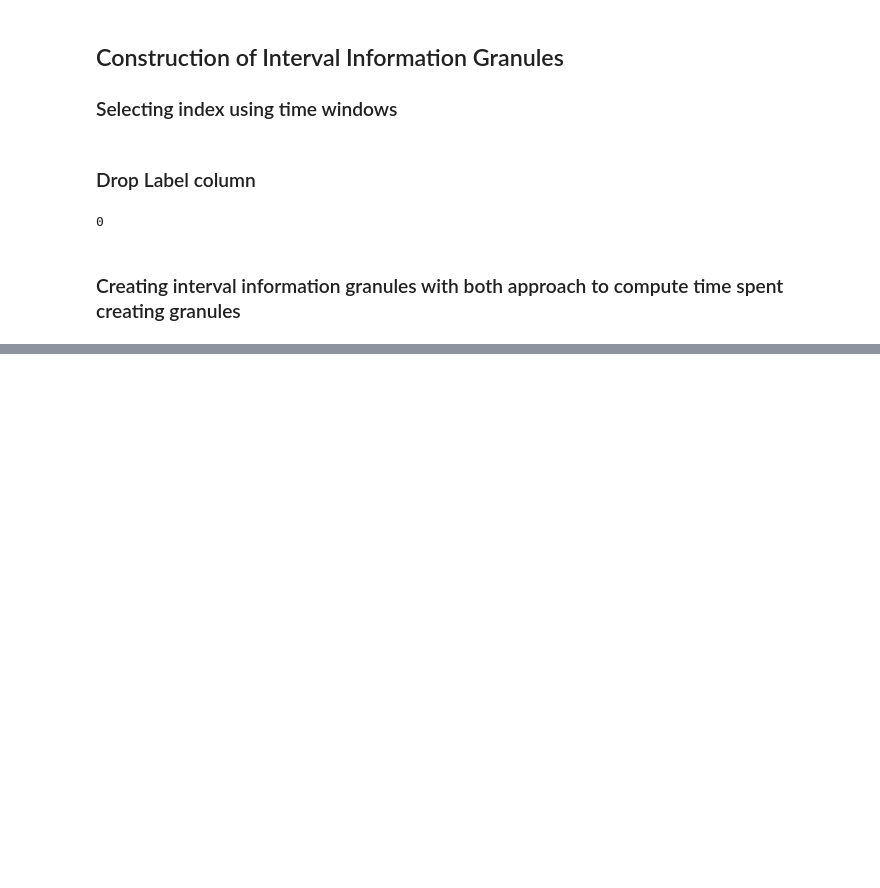
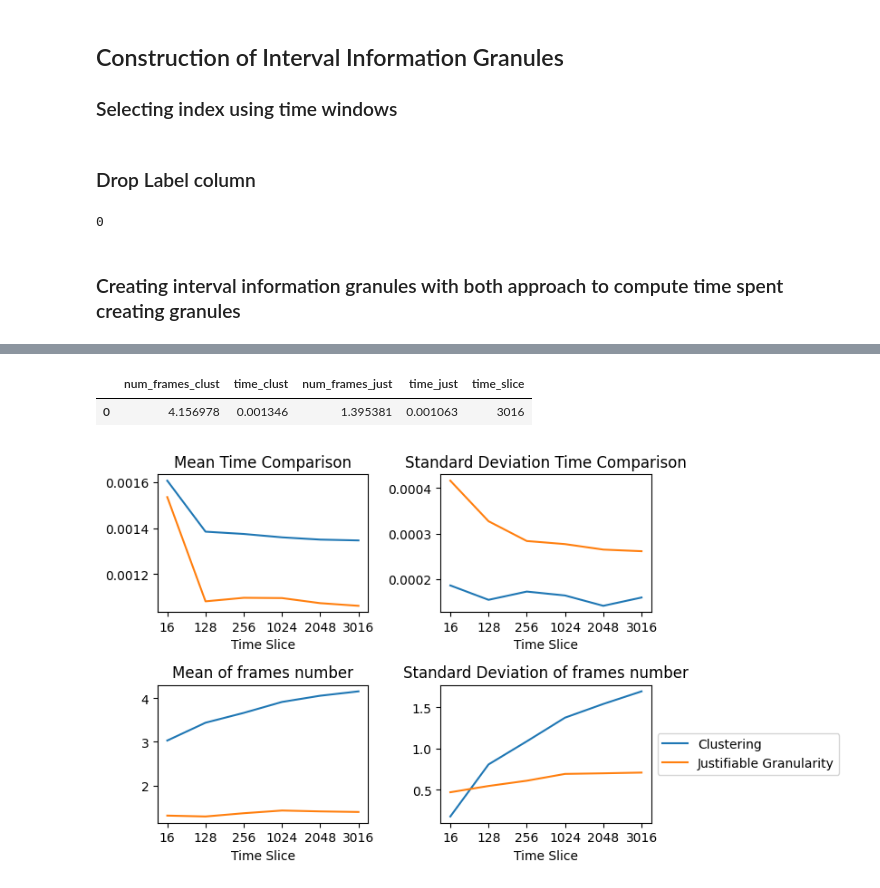
Before and after one commit to daddiovaro44/ClusteringbyTime-JustifiableGranularity, a Jupyter notebook: Time_Comparison.ipynb, the cells around one changed output, grey strips where cells are left out. Cells and saved outputs as stored; diff of their text form; code cells hidden in the pictures; blank space fills up the shorter version.

```diff
--- a/Time_Comparison.ipynb
+++ b/Time_Comparison.ipynb
@@ -352,3 +382,49 @@ if not GRANULATED:
+# %%
+mean
+# %% [output]
+|  | num_frames_clust | time_clust | num_frames_just | time_just | time_slice |
+| 0 | 4.156978 | 0.001346 | 1.395381 | 0.001063 | 3016 |
+# %%
+x_axis = np.arange(len(time_slices))
+figure, axis = plt.subplots(2, 2)
+
+mean_df = pd.read_csv(mean_file)
+std_df = pd.read_csv(std_file)
+
+axis[0, 0].plot(x_axis, mean_df['time_clust'], label='Clustering')
+axis[0, 0].plot(x_axis, mean_df['time_just'], label='Justifiable Granularity')
+axis[0, 0].set_title('Mean Time Comparison')
+axis[0, 0].set_xticks(x_axis)
+axis[0, 0].set_xticklabels(time_slices)
+axis[0, 0].set_xlabel('Time Slice')
+
+axis[0, 1].plot(x_axis, std_df['time_clust'], label='Clustering')
+axis[0, 1].plot(x_axis, std_df['time_just'], label='Justifiable Granularity')
+axis[0, 1].set_title('Standard Deviation Time Comparison')
+axis[0, 1].set_xticks(x_axis)
+axis[0, 1].set_xticklabels(time_slices)
+axis[0, 1].set_xlabel('Time Slice')
+
+axis[1, 0].plot(x_axis, mean_df['num_frames_clust'], label='Clustering')
+axis[1, 0].plot(x_axis, mean_df['num_frames_just'], label='Justifiable Granularity')
+axis[1, 0].set_title('Mean of frames number')
+axis[1, 0].set_xticks(x_axis)
+axis[1, 0].set_xticklabels(time_slices)
+axis[1, 0].set_xlabel('Time Slice')
+
+axis[1, 1].plot(x_axis, std_df['num_frames_clust'], label='Clustering')
+axis[1, 1].plot(x_axis, std_df['num_frames_just'], label='Justifiable Granularity')
+axis[1, 1].set_title('Standard Deviation of frames number')
+axis[1, 1].set_xticks(x_axis)
+axis[1, 1].set_xticklabels(time_slices)
+axis[1, 1].set_xlabel('Time Slice')
+
+# plt.xlabel('Time Slice')
+plt.tight_layout()
+plt.legend(loc='center left', bbox_to_anchor=(1, 0.5))
+plt.show()
+# %% [output]
+[figure, added]
 # %%
 import matplotlib.pyplot as plt
 import numpy as np
```
Also changed, not shown: parts of 5 cells of this notebook, 2 other files.
